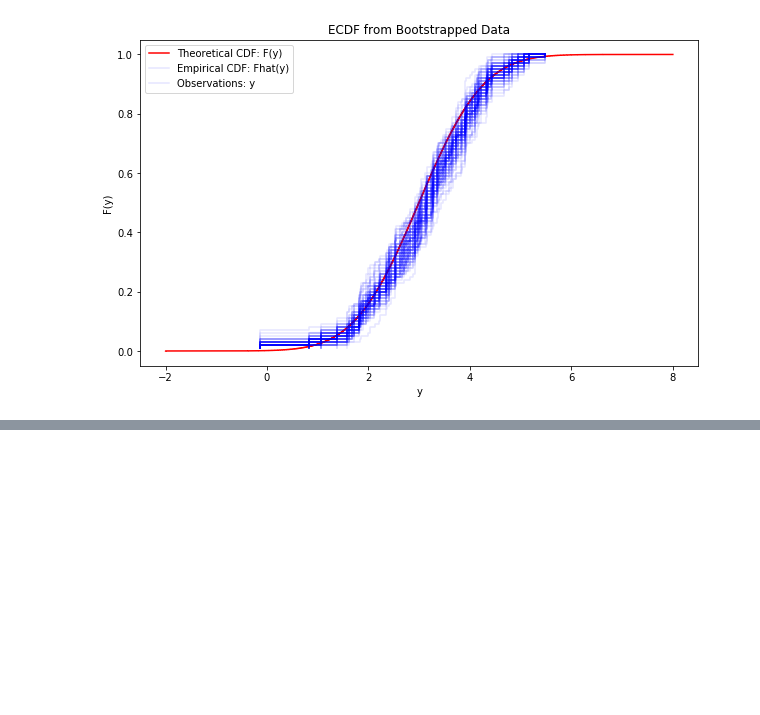
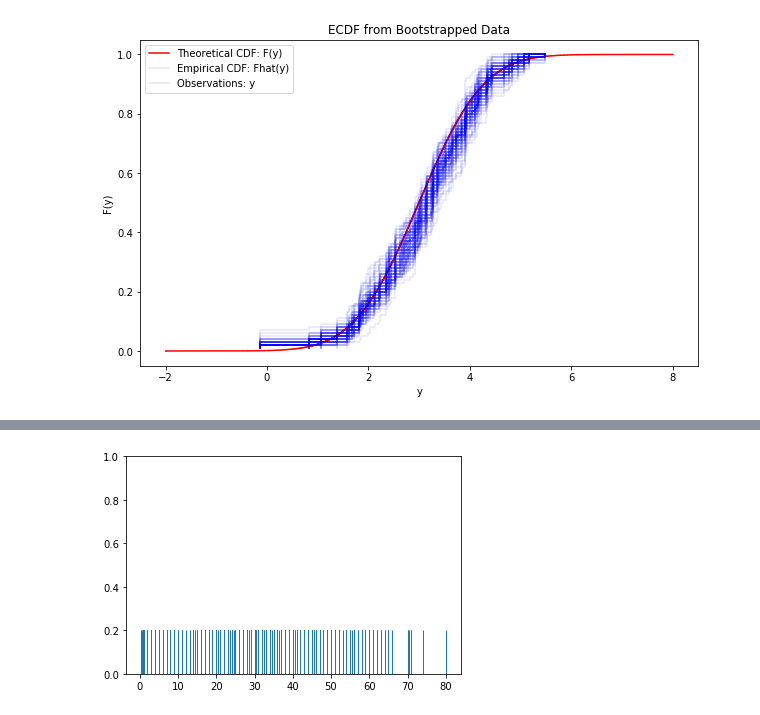
Before and after one commit to essentialols/Spring2020, a Jupyter notebook: lecture-notes/03-Distributions-Histograms-and-Bootstrap.ipynb, the cells around one changed output, grey strips where cells are left out. Saved outputs shown, nothing was run; the diff lists cells and outputs as text; code cells hidden in the pictures; blank space fills up the shorter version.

```diff
--- a/lecture-notes/03-Distributions-Histograms-and-Bootstrap.ipynb
+++ b/lecture-notes/03-Distributions-Histograms-and-Bootstrap.ipynb
@@ -258,0 +265,10 @@ plt.show()
+# %%
+import pandas as pd
+import seaborn as sns
+
+ti = sns.load_dataset('titanic')
+ages = ti['age'].dropna()
+
+sns.rugplot(ages, height=0.2);
+# %% [output]
+[figure, added]
```
Also changed, not shown: parts of 28 cells of this notebook, 1 other file.
